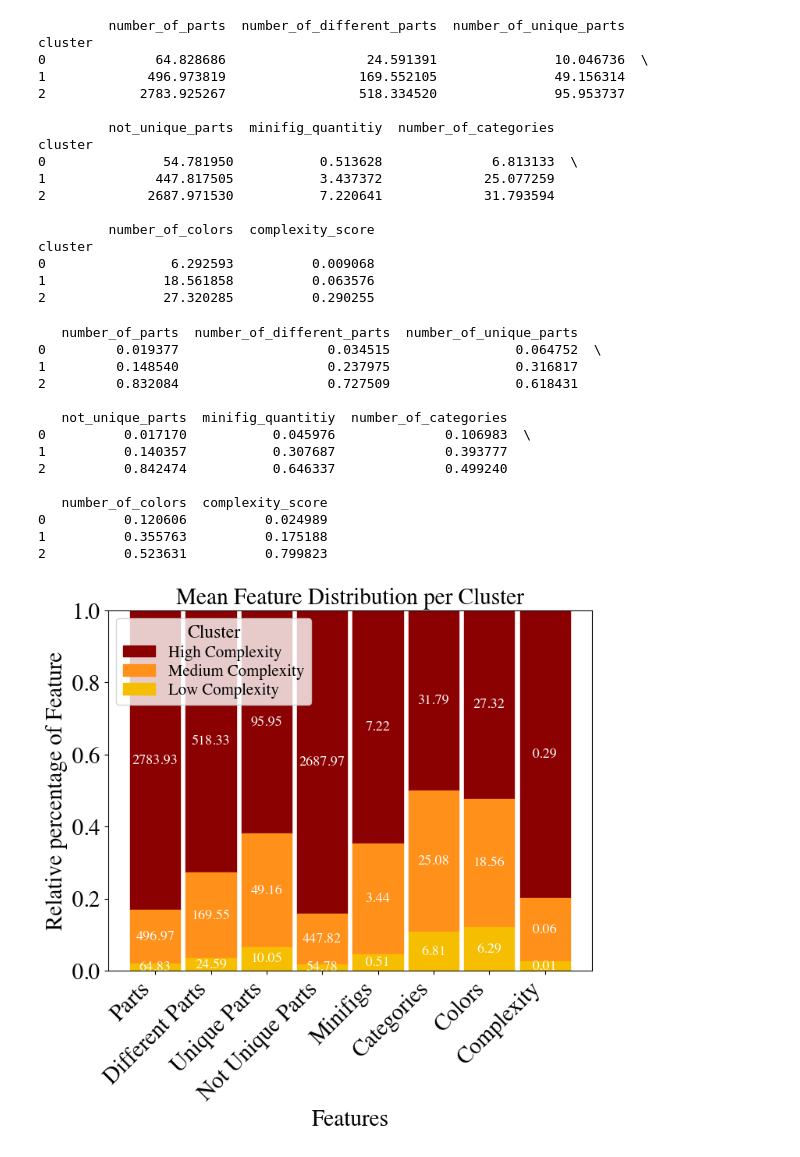
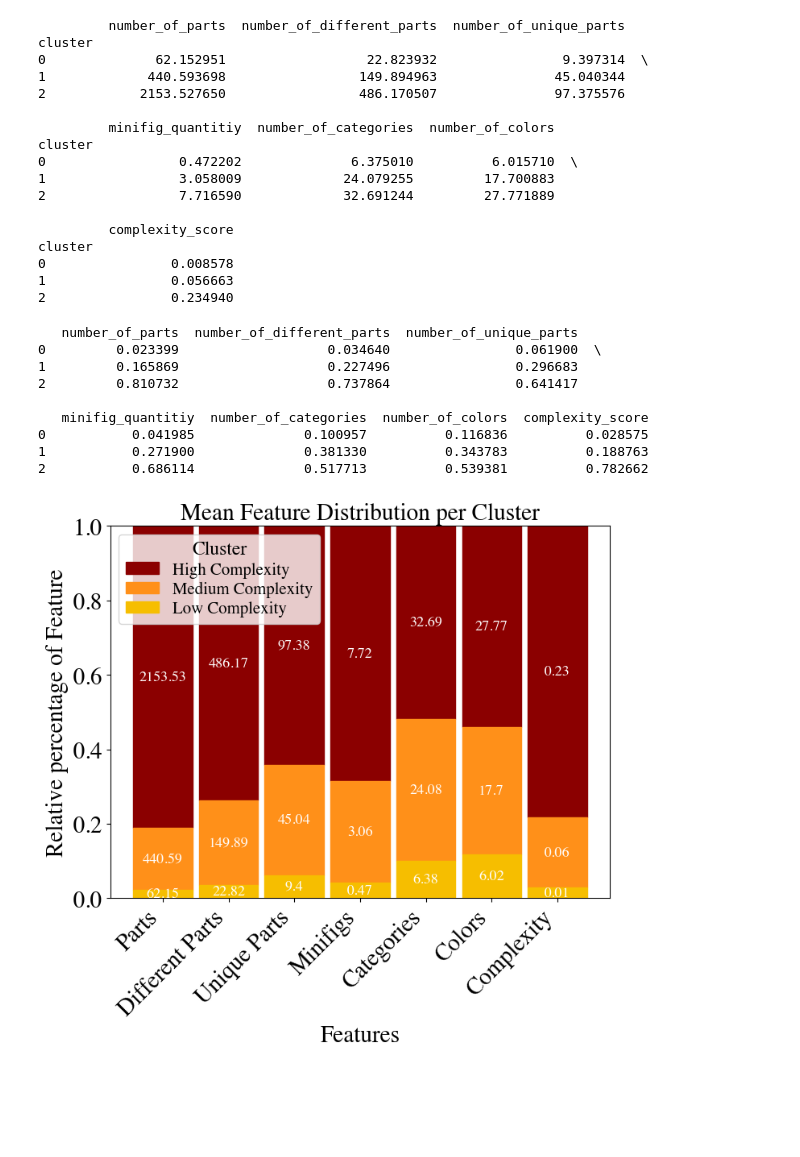
Before and after one commit to eddiebeach99/Data_Literacy, a Jupyter notebook: Analysis/clustering.ipynb, the cells around one changed output. Saved outputs shown, nothing was run; the diff lists cells and outputs as text; code cells hidden in the pictures; blank space fills up the shorter version.

Commit message:
revised plots, added correlation and deleted not unique part relevance for clustering

```diff
--- a/Analysis/clustering.ipynb
+++ b/Analysis/clustering.ipynb
@@ -32,12 +32,17 @@ correlation_with_year = data[['year', 'number_of_parts', 'minifig_quantitiy', 'n
                                    'number_of_categories', 'number_of_unique_parts', 'number_of_different_parts',
                                    'not_unique_parts', 'proportion_unique_to_not_unique']].corr()['year']
 
+print(correlation_with_year)
 
-print(correlation_with_year)
+correlation_with_number_of_parts = data[['year', 'number_of_parts', 'minifig_quantitiy', 'number_of_colors',
+                                   'number_of_categories', 'number_of_unique_parts', 'number_of_different_parts',
+                                   'not_unique_parts', 'proportion_unique_to_not_unique']].corr()['number_of_parts']
+
+print(correlation_with_number_of_parts)
 
 # select relevant columns for clustering
 columns_for_clustering = ['number_of_parts', 'number_of_different_parts',
-                    'number_of_unique_parts', 'not_unique_parts', 'minifig_quantitiy',
+                    'number_of_unique_parts', 'minifig_quantitiy',
                     'number_of_categories', 'number_of_colors', 'complexity_score']
 
 # extract the selected columns for clustering
@@ -101,7 +116,7 @@ plt.show()
 
 # select only numeric columns for aggregation
 numeric_columns = ['number_of_parts', 'number_of_different_parts',
-                    'number_of_unique_parts', 'not_unique_parts', 'minifig_quantitiy',
+                    'number_of_unique_parts', 'minifig_quantitiy',
                     'number_of_categories', 'number_of_colors', 'complexity_score']
 
 # ensure numeric columns have the correct data types (convert if necessary)
@@ -118,21 +133,21 @@ print(cluster_means)
 # %% [output]
          number_of_parts  number_of_different_parts  number_of_unique_parts
 cluster
-0              64.828686                  24.591391               10.046736  \
-1             496.973819                 169.552105               49.156314
-2            2783.925267                 518.334520               95.953737
+0              62.152951                  22.823932                9.397314  \
+1             440.593698                 149.894963               45.040344
+2            2153.527650                 486.170507               97.375576
 
-         not_unique_parts  minifig_quantitiy  number_of_categories
+         minifig_quantitiy  number_of_categories  number_of_colors
 cluster
-0               54.781950           0.513628              6.813133  \
-1              447.817505           3.437372             25.077259
-2             2687.971530           7.220641             31.793594
+0                 0.472202              6.375010          6.015710  \
+1                 3.058009             24.079255         17.700883
+2                 7.716590             32.691244         27.771889
 
-         number_of_colors  complexity_score
+         complexity_score
 cluster
-0                6.292593          0.009068
-1               18.561858          0.063576
-2               27.320285          0.290255
+0                0.008578
+1                0.056663
+2                0.234940
 # %%
 ##### Plot the proportion of features in the different clusters #####
 
@@ -144,7 +159,6 @@ feature_data = {
     'number_of_parts': cluster_means['number_of_parts'].values,
     'number_of_different_parts': cluster_means['number_of_different_parts'].values,
     'number_of_unique_parts': cluster_means['number_of_unique_parts'].values,
-    'not_unique_parts': cluster_means['not_unique_parts'].values,
     'minifig_quantitiy': cluster_means['minifig_quantitiy'].values,
     'number_of_categories': cluster_means['number_of_categories'].values,
     'number_of_colors': cluster_means['number_of_colors'].values,
@@ -170,50 +184,45 @@ cluster_0_labels = [str(round(value, 2)) for value in cluster_means.values[0]]
 cluster_1_labels = [str(round(value, 2)) for value in cluster_means.values[1]]
 cluster_2_labels = [str(round(value, 2)) for value in cluster_means.values[2]]
 
-features = ['Parts', 'Different Parts', 'Unique Parts', 'Not Unique Parts', 'Minifigs', 'Categories', 'Colors',
+features = ['Parts', 'Different Parts', 'Unique Parts', 'Minifigs', 'Categories', 'Colors',
             'Complexity']
 
 # plot the normalized features
 
 b = ax.bar(features, cluster_2, bottom=cluster_0_plus_cluster_1, color=cols.red, label= "High Complexity", edgecolor=cols.red, width = 0.9)
 ax.bar_label(b, padding=0, labels=cluster_2_labels, color = 'w', fontsize = 13, label_type="center")
 
 b = ax.bar(features, cluster_1, bottom=cluster_0, color=cols.orange, label= "Medium Complexity", edgecolor=cols.orange, width = 0.9)
 ax.bar_label(b, padding=0, labels=cluster_1_labels, color = 'w', fontsize = 13, label_type="center")
 
 b = ax.bar(features, cluster_0, color=cols.yellow, label="Low Complexity", edgecolor=cols.yellow, width = 0.9)
 ax.bar_label(b, padding=0, labels=np.array(cluster_0_labels), color = 'w', fontsize = 13, label_type="center")
 
 # add title, labels and x-ticks
 ax.set_xticks(features)
 ax.set_xlabel("Features")
 ax.set_title('Mean Feature Distribution per Cluster')
 ax.legend(title='Cluster', labelspacing= 0.2, loc='upper left')
 ax.set_ylabel("Relative percentage of Feature")
 ax.set_ylim(0,1)
 plt.xticks(rotation=45, ha='right')
 
 # save plot
-plt.savefig('../Images/Clusters_features.pdf', bbox_inches=matplotlib.transforms.Bbox([[0.0, -1.0], [7.5, 6.0]]))
+plt.savefig('../Images/Clusters_features.pdf', bbox_inches=matplotlib.transforms.Bbox([[0.0, -1.25], [7.5, 6.0]]))
 
 # show plot
 plt.show()
 # %% [output]
    number_of_parts  number_of_different_parts  number_of_unique_parts
-0         0.019377                   0.034515                0.064752  \
-1         0.148540                   0.237975                0.316817
-2         0.832084                   0.727509                0.618431
+0         0.023399                   0.034640                0.061900  \
+1         0.165869                   0.227496                0.296683
+2         0.810732                   0.737864                0.641417
 
-   not_unique_parts  minifig_quantitiy  number_of_categories
-0          0.017170           0.045976              0.106983  \
-1          0.140357           0.307687              0.393777
-2          0.842474           0.646337              0.499240
-
-   number_of_colors  complexity_score
-0          0.120606          0.024989
-1          0.355763          0.175188
-2          0.523631          0.799823
+   minifig_quantitiy  number_of_categories  number_of_colors  complexity_score
+0           0.041985              0.100957          0.116836          0.028575
+1           0.271900              0.381330          0.343783          0.188763
+2           0.686114              0.517713          0.539381          0.782662
-[figure, old version]
+[figure, new version]
 # %%
 ##### Plot the relative percentage of sets in each cluster for every year #####
 
```
Also changed, not shown: parts of 8 cells of this notebook, 8 other files.
